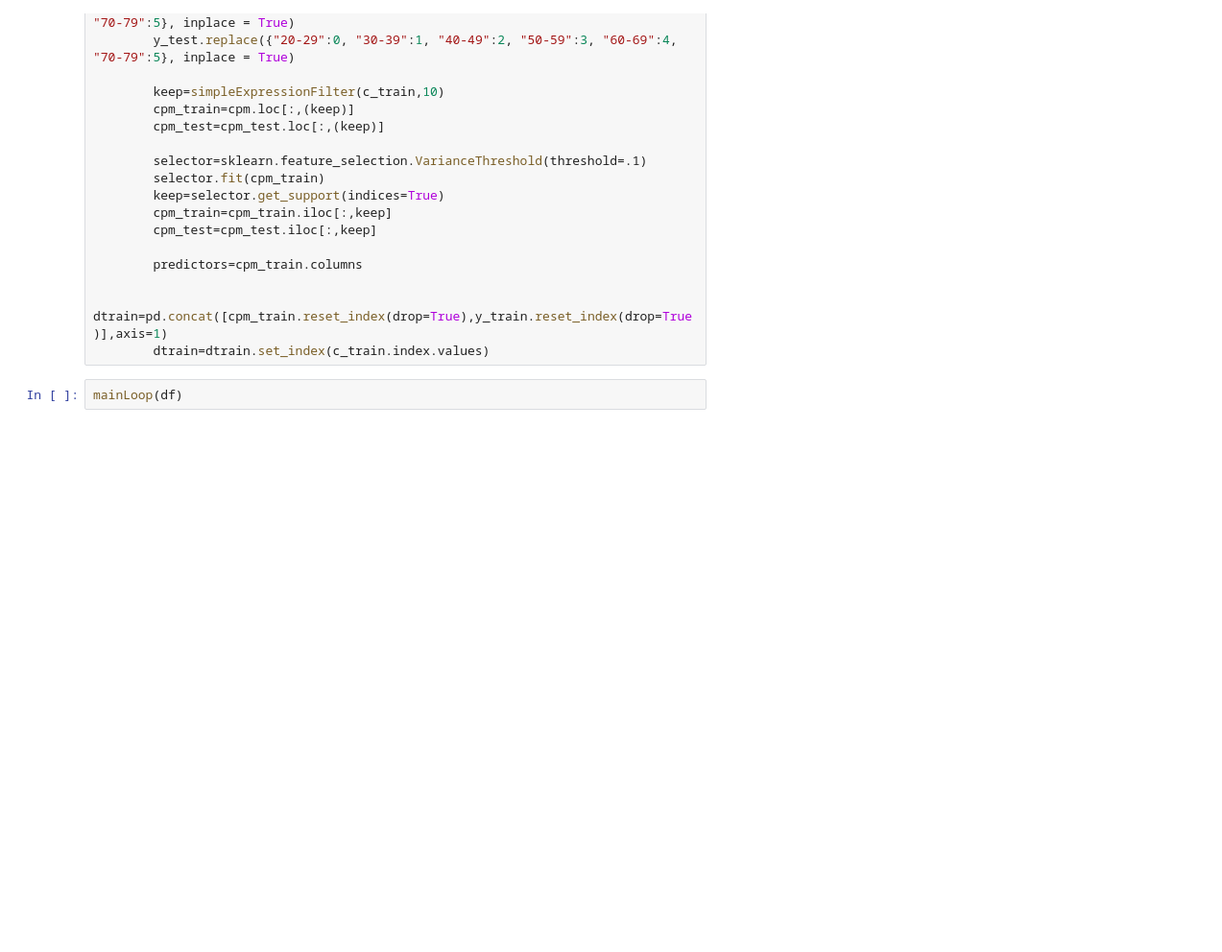
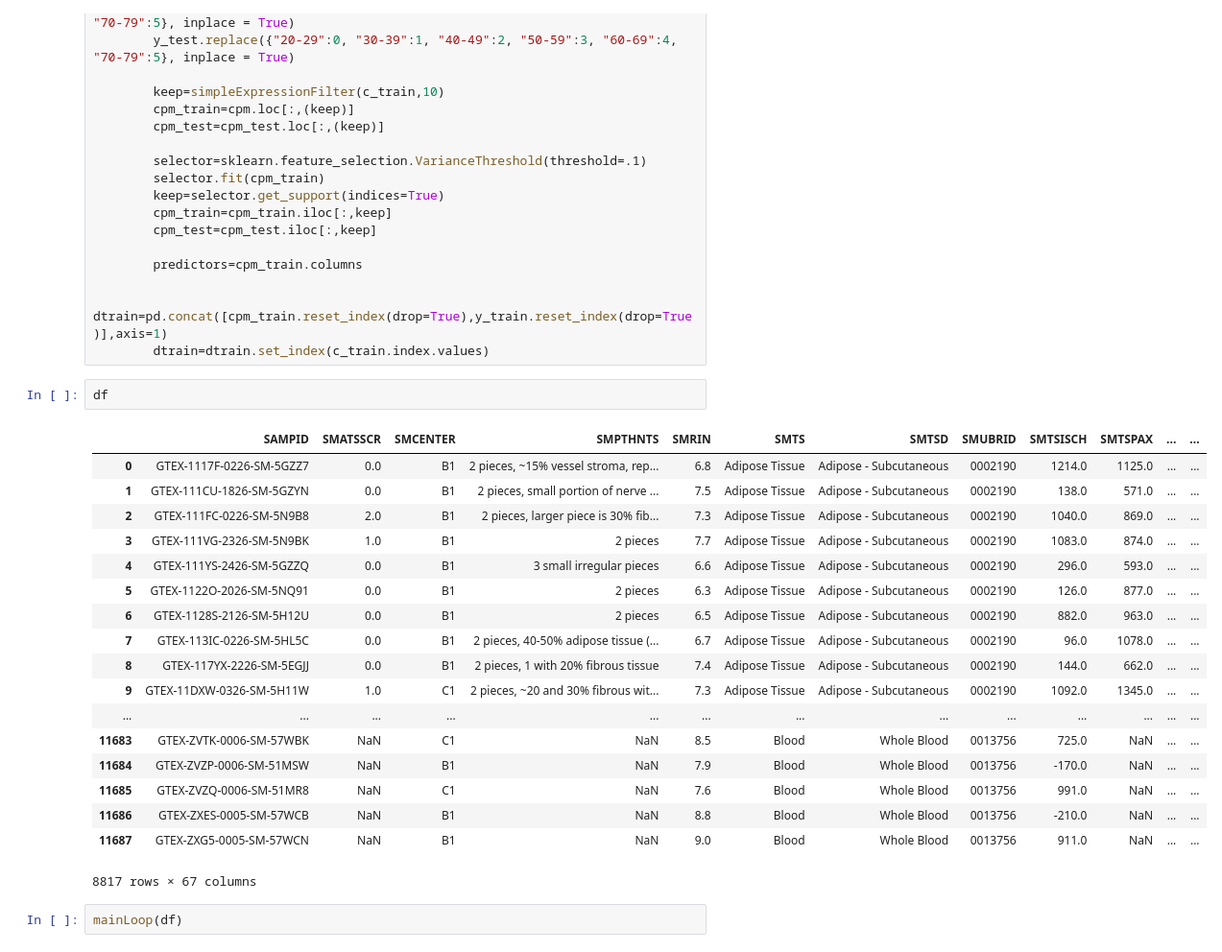
Before and after one commit to edgeslab/cs418-project-RNAge, a Jupyter notebook: perTissue_models.ipynb, the cells around one changed output. Shown: that part at 96% size. Cells and saved outputs as stored; diff of their text form; blank space fills up the shorter version.

```diff
--- a/perTissue_models.ipynb
+++ b/perTissue_models.ipynb
@@ -378,6 +396,27 @@ def mainLoop(df):
 
         dtrain=pd.concat([cpm_train.reset_index(drop=True),y_train.reset_index(drop=True)],axis=1)
         dtrain=dtrain.set_index(c_train.index.values)
+# %%
+df
+# %% [output]
+|  | SAMPID | SMATSSCR | SMCENTER | SMPTHNTS | SMRIN | SMTS | SMTSD | SMUBRID | SMTSISCH | SMTSPAX | ... | ... |
+| 0 | GTEX-1117F-0226-SM-5GZZ7 | 0.0 | B1 | 2 pieces, ~15% vessel stroma, rep... | 6.8 | Adipose Tissue | Adipose - Subcutaneous | 0002190 | 1214.0 | 1125.0 | ... | ... |
+| 1 | GTEX-111CU-1826-SM-5GZYN | 0.0 | B1 | 2 pieces, small portion of nerve ... | 7.5 | Adipose Tissue | Adipose - Subcutaneous | 0002190 | 138.0 | 571.0 | ... | ... |
+| 2 | GTEX-111FC-0226-SM-5N9B8 | 2.0 | B1 | 2 pieces, larger piece is 30% fib... | 7.3 | Adipose Tissue | Adipose - Subcutaneous | 0002190 | 1040.0 | 869.0 | ... | ... |
+| 3 | GTEX-111VG-2326-SM-5N9BK | 1.0 | B1 | 2 pieces | 7.7 | Adipose Tissue | Adipose - Subcutaneous | 0002190 | 1083.0 | 874.0 | ... | ... |
+| 4 | GTEX-111YS-2426-SM-5GZZQ | 0.0 | B1 | 3 small irregular pieces | 6.6 | Adipose Tissue | Adipose - Subcutaneous | 0002190 | 296.0 | 593.0 | ... | ... |
+| 5 | GTEX-1122O-2026-SM-5NQ91 | 0.0 | B1 | 2 pieces | 6.3 | Adipose Tissue | Adipose - Subcutaneous | 0002190 | 126.0 | 877.0 | ... | ... |
+| 6 | GTEX-1128S-2126-SM-5H12U | 0.0 | B1 | 2 pieces | 6.5 | Adipose Tissue | Adipose - Subcutaneous | 0002190 | 882.0 | 963.0 | ... | ... |
+| 7 | GTEX-113IC-0226-SM-5HL5C | 0.0 | B1 | 2 pieces, 40-50% adipose tissue (... | 6.7 | Adipose Tissue | Adipose - Subcutaneous | 0002190 | 96.0 | 1078.0 | ... | ... |
+| 8 | GTEX-117YX-2226-SM-5EGJJ | 0.0 | B1 | 2 pieces, 1 with 20% fibrous tissue | 7.4 | Adipose Tissue | Adipose - Subcutaneous | 0002190 | 144.0 | 662.0 | ... | ... |
+| 9 | GTEX-11DXW-0326-SM-5H11W | 1.0 | C1 | 2 pieces, ~20 and 30% fibrous wit... | 7.3 | Adipose Tissue | Adipose - Subcutaneous | 0002190 | 1092.0 | 1345.0 | ... | ... |
+| ... | ... | ... | ... | ... | ... | ... | ... | ... | ... | ... | ... | ... |
+| 11683 | GTEX-ZVTK-0006-SM-57WBK | NaN | C1 | NaN | 8.5 | Blood | Whole Blood | 0013756 | 725.0 | NaN | ... | ... |
+| 11684 | GTEX-ZVZP-0006-SM-51MSW | NaN | B1 | NaN | 7.9 | Blood | Whole Blood | 0013756 | -170.0 | NaN | ... | ... |
+| 11685 | GTEX-ZVZQ-0006-SM-51MR8 | NaN | C1 | NaN | 7.6 | Blood | Whole Blood | 0013756 | 991.0 | NaN | ... | ... |
+| 11686 | GTEX-ZXES-0005-SM-57WCB | NaN | B1 | NaN | 8.8 | Blood | Whole Blood | 0013756 | -210.0 | NaN | ... | ... |
+| 11687 | GTEX-ZXG5-0005-SM-57WCN | NaN | B1 | NaN | 9.0 | Blood | Whole Blood | 0013756 | 911.0 | NaN | ... | ... |
+8817 rows × 67 columns
 # %%
 mainLoop(df)
 # %% [output]
```
Also changed, not shown: parts of 6 cells of this notebook.
